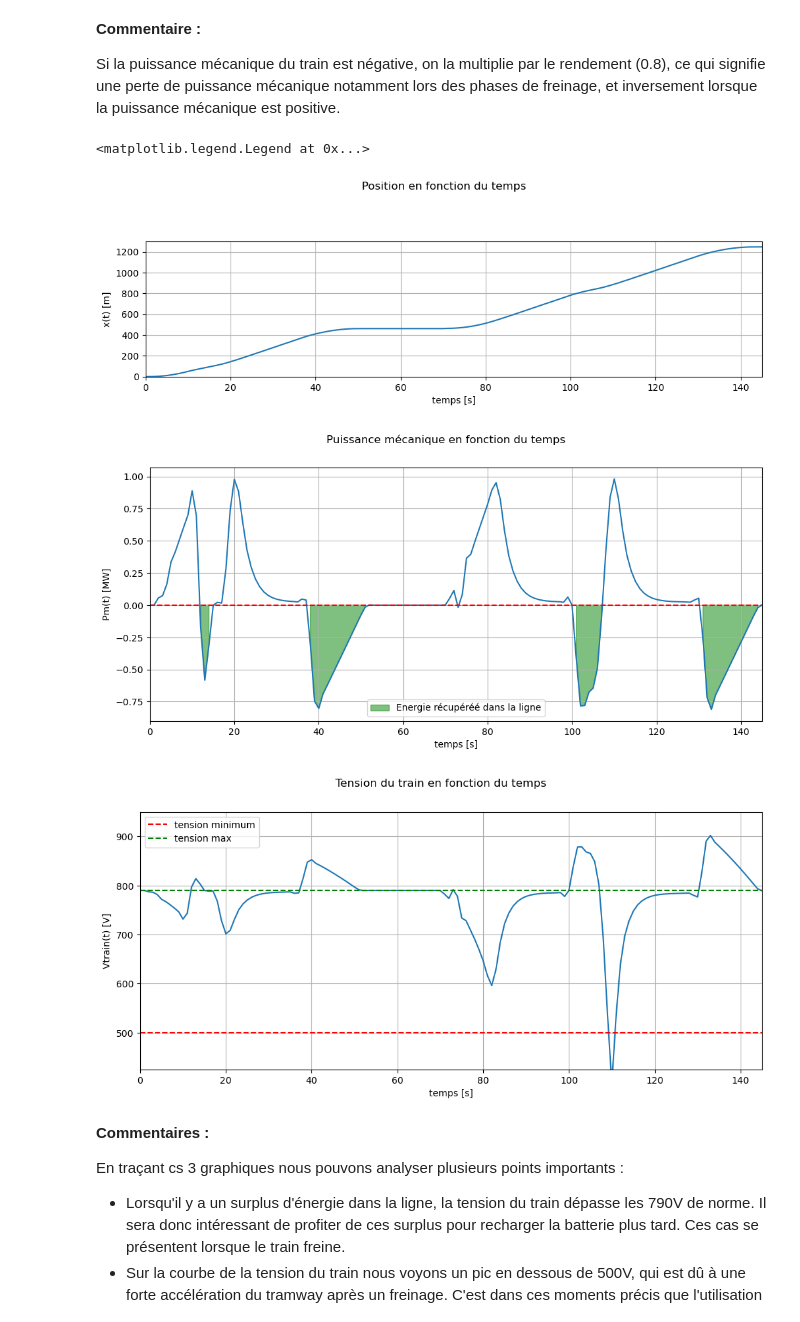
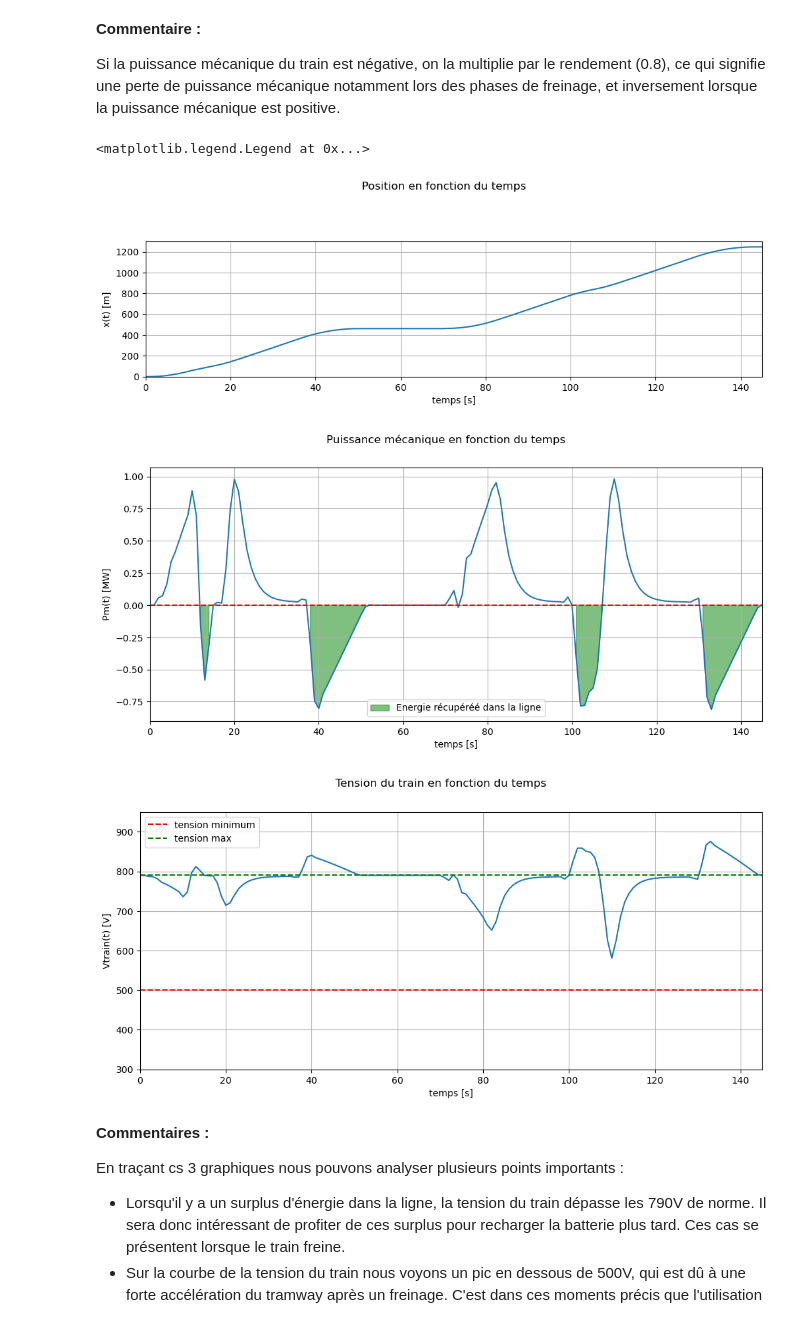
Before and after one commit to xingvxing/xingvxing, a Jupyter notebook: TP4_Partie1.ipynb, the cells around one changed output. Saved outputs shown, nothing was run; the diff lists cells and outputs as text; code cells hidden in the pictures.

```diff
--- a/TP4_Partie1.ipynb
+++ b/TP4_Partie1.ipynb
@@ -15,12 +15,12 @@ import numpy as np
 import matplotlib.pyplot as plt
 
 #%% Création et conversion des données
-
+NB_SIMU= 1000
 VLAC = 750 #Volts
 VSST = 790 #Volts
 RSST = 33*1e-3 #mOhm
-RHOLAC = 131e-6 # Ohm/m
-RHORAIL = 18e-6 # Ohm/m
+RHOLAC = 95e-6 # Ohm/m
+RHORAIL = 10e-6 # Ohm/m
 
 Times = []
 X = []
@@ -282,15 +282,16 @@ Calcul de PLAC :
 # %% [markdown]
 Calcul de Vtrain :
 # %%
-for i in range(len(X)):
-    if Pm[i]<0:
-        racine = VSST**2 - 4*Req[i]*(Pm[i]*0.8)
+for ij in range(len(X)):
+    if Pm[ij]<0:
+        rac = VSST**2 - 4*Req[ij]*(Pm[ij]*0.8)
     else:
-        racine = VSST**2 - 4*Req[i]*(Pm[i]/0.8)
-    if racine < 0:
-        racine = 0
-    vtrain = (VSST + np.sqrt(racine))/2
-    Vtrain.append(vtrain)
+        rac = VSST**2 - 4*Req[ij]*(Pm[ij]/0.8)
+    rac = max(rac, 0)
+    vt = (VSST + np.sqrt(rac))/2
+    Vtrain.append(vt)
+
+Vtrain = np.array(Vtrain)
 # %% [markdown]
 **Commentaire :**
 
@@ -307,35 +308,35 @@ plt.ylabel("x(t) [m]")
 plt.suptitle("Position en fonction du temps")
 
 plt.figure(2,figsize = (12,5))
 plt.plot(Times, Pm*1e-6)
 plt.plot(Times, np.zeros(len(Times)), '--', color='red')
 plt.grid()
 plt.xlim([0,145])
 plt.fill_between(Times, Pm*1e-6, 0, where = (Pm*1e-6<=0), color = 'green', alpha = 0.5, label = 'Energie récupéréé dans la ligne')
 plt.legend()
 plt.ylabel("Pm(t) [MW]")
 plt.xlabel("temps [s]")
 plt.suptitle("Puissance mécanique en fonction du temps")
 
 plt.figure(3,figsize = (12,5))
 plt.plot(Times, Vtrain)
 plt.grid()
 plt.xlim([0,145])
-plt.ylim([425, 950])
+plt.ylim([300, 950])
 x = [0,145]
 y = [500, 500]
 y1 = [790, 790]
 plt.plot(x, y, '--r', label = 'tension minimum')
 plt.plot(x, y1, '--g', label = 'tension max')
 plt.xlabel("temps [s]")
 plt.ylabel("Vtrain(t) [V]")
 plt.suptitle("Tension du train en fonction du temps")
 plt.legend()
 # %% [output]
 <matplotlib.legend.Legend at 0x...>
 [figure]
 [figure]
-[figure, old version]
+[figure, new version]
 # %% [markdown]
 **Commentaires :**
 
```
Also changed, not shown: parts of 42 cells of this notebook, 1 other file.
